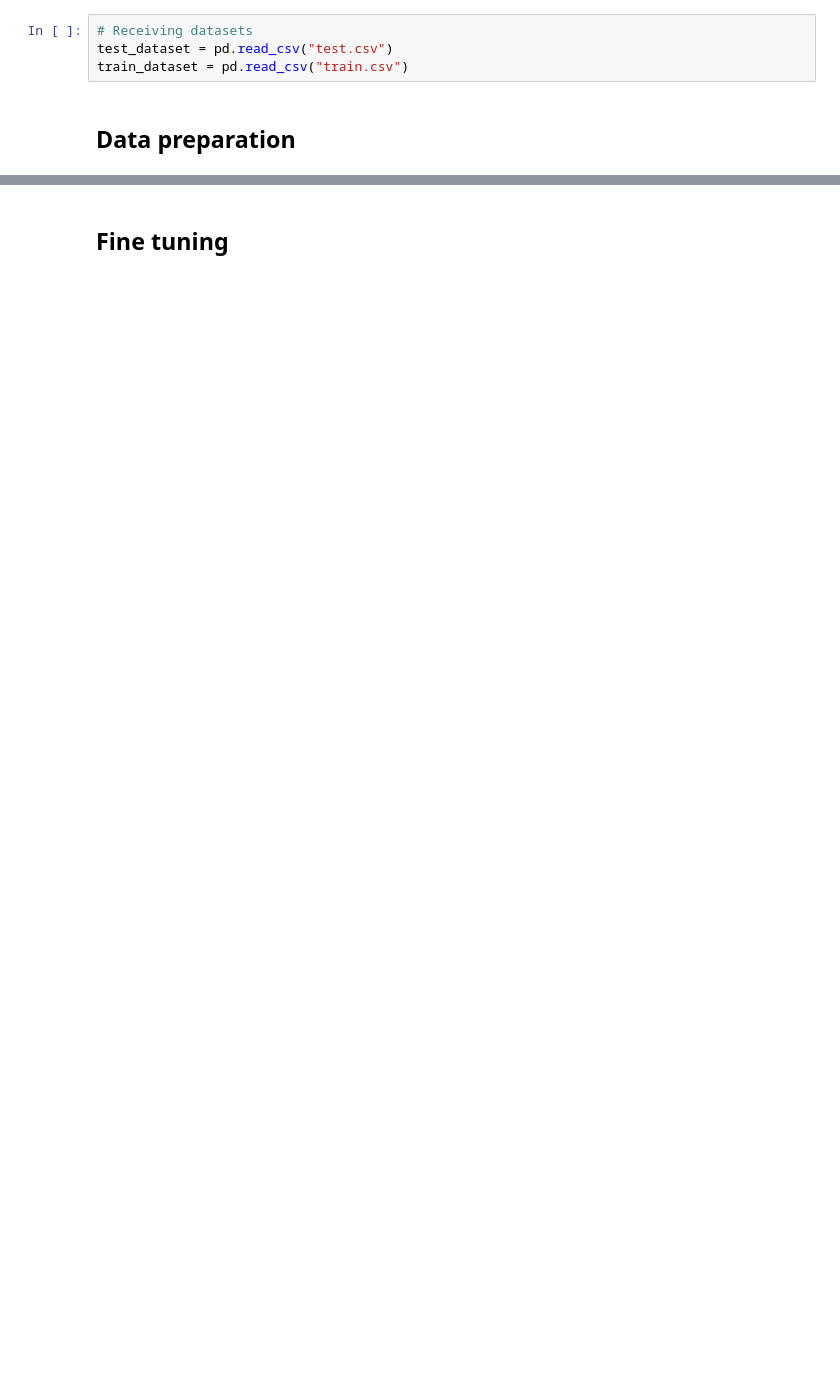
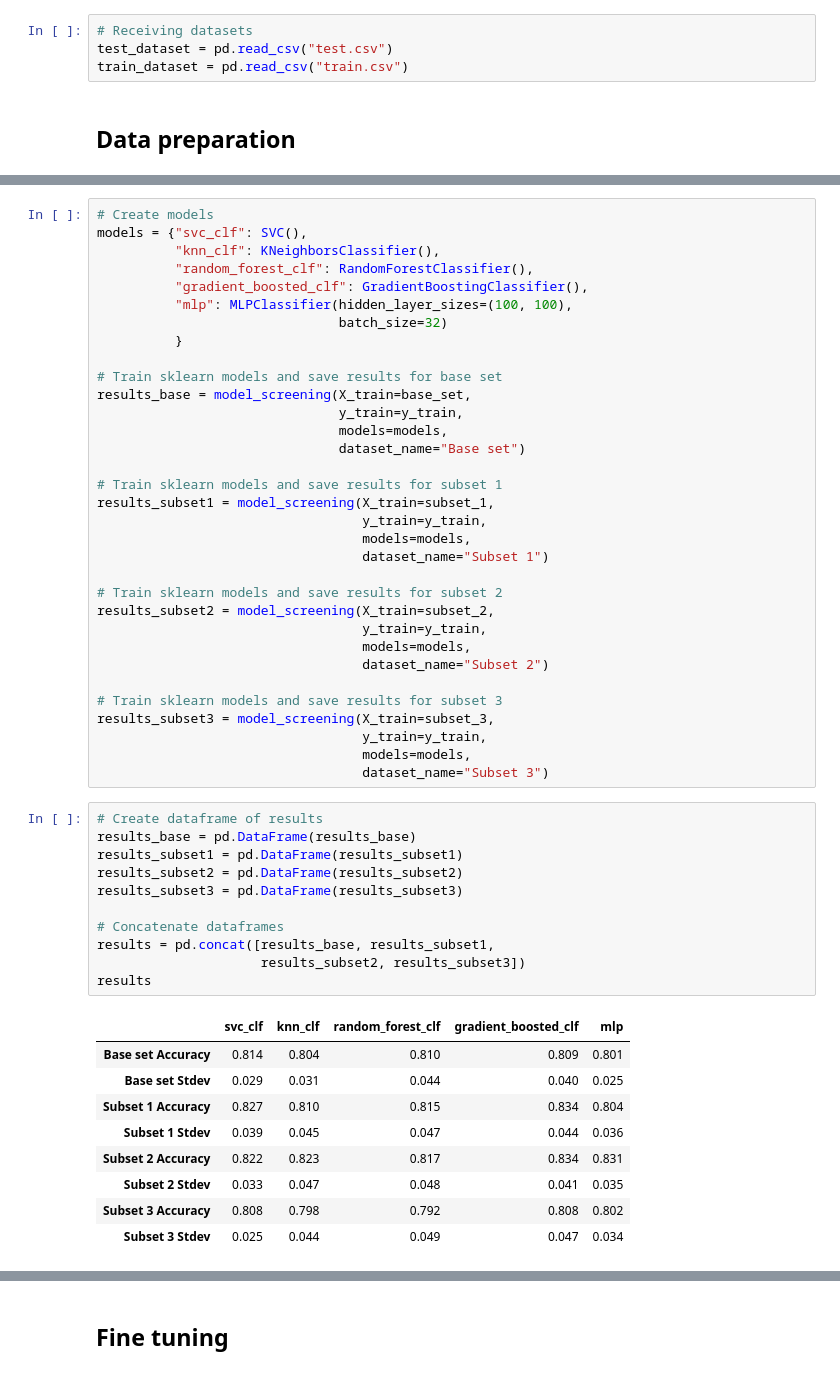
Before and after one commit to ManuelGehl/Titanic-Data-Analysis, a Jupyter notebook: titanic_model_building.ipynb, the cells around one changed output, grey strips where cells are left out. Saved outputs shown, nothing was run; the diff lists cells and outputs as text; blank space fills up the shorter version.

```diff
--- a/titanic_model_building.ipynb
+++ b/titanic_model_building.ipynb
@@ -728,0 +247,54 @@ So scaling seems to be not a problem since the min-max range is pretty small.
+# %%
+# Create models
+models = {"svc_clf": SVC(),
+          "knn_clf": KNeighborsClassifier(),
+          "random_forest_clf": RandomForestClassifier(),
+          "gradient_boosted_clf": GradientBoostingClassifier(),
+          "mlp": MLPClassifier(hidden_layer_sizes=(100, 100),
+                               batch_size=32)
+          }
+
+# Train sklearn models and save results for base set
+results_base = model_screening(X_train=base_set,
+                               y_train=y_train,
+                               models=models,
+                               dataset_name="Base set")
+
+# Train sklearn models and save results for subset 1
+results_subset1 = model_screening(X_train=subset_1,
+                                  y_train=y_train,
+                                  models=models,
+                                  dataset_name="Subset 1")
+
+# Train sklearn models and save results for subset 2
+results_subset2 = model_screening(X_train=subset_2,
+                                  y_train=y_train,
+                                  models=models,
+                                  dataset_name="Subset 2")
+
+# Train sklearn models and save results for subset 3
+results_subset3 = model_screening(X_train=subset_3,
+                                  y_train=y_train,
+                                  models=models,
+                                  dataset_name="Subset 3")
+# %%
+# Create dataframe of results
+results_base = pd.DataFrame(results_base)
+results_subset1 = pd.DataFrame(results_subset1)
+results_subset2 = pd.DataFrame(results_subset2)
+results_subset3 = pd.DataFrame(results_subset3)
+
+# Concatenate dataframes
+results = pd.concat([results_base, results_subset1,
+                     results_subset2, results_subset3])
+results
+# %% [output]
+|  | svc_clf | knn_clf | random_forest_clf | gradient_boosted_clf | mlp |
+| Base set Accuracy | 0.814 | 0.804 | 0.810 | 0.809 | 0.801 |
+| Base set Stdev | 0.029 | 0.031 | 0.044 | 0.040 | 0.025 |
+| Subset 1 Accuracy | 0.827 | 0.810 | 0.815 | 0.834 | 0.804 |
+| Subset 1 Stdev | 0.039 | 0.045 | 0.047 | 0.044 | 0.036 |
+| Subset 2 Accuracy | 0.822 | 0.823 | 0.817 | 0.834 | 0.831 |
+| Subset 2 Stdev | 0.033 | 0.047 | 0.048 | 0.041 | 0.035 |
+| Subset 3 Accuracy | 0.808 | 0.798 | 0.792 | 0.808 | 0.802 |
+| Subset 3 Stdev | 0.025 | 0.044 | 0.049 | 0.047 | 0.034 |
```
Also changed, not shown: parts of 50 cells of this notebook.
